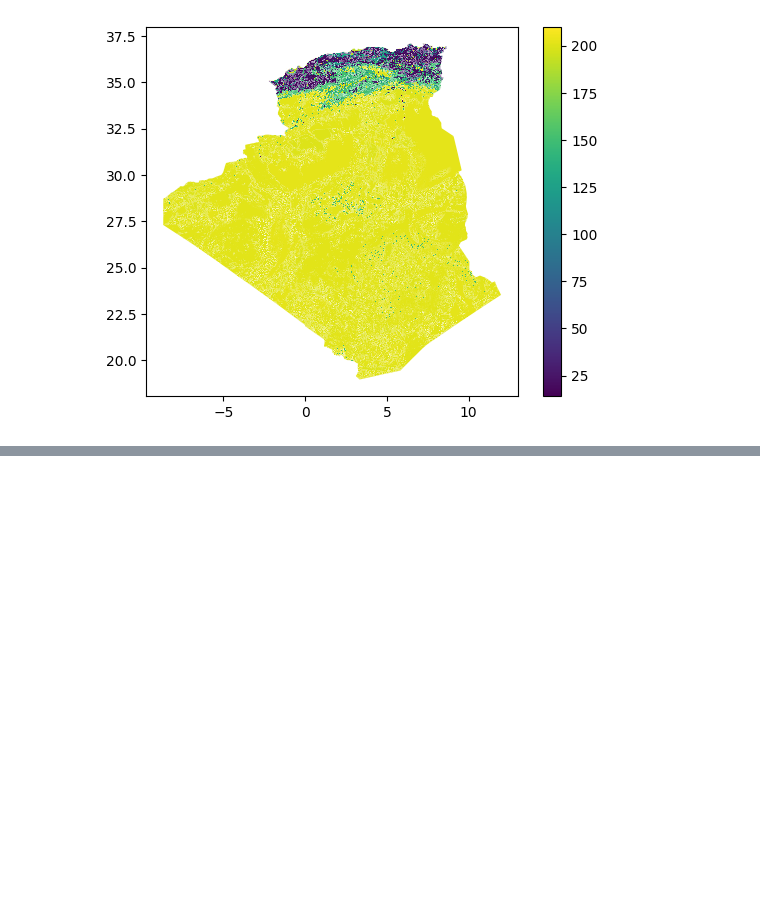
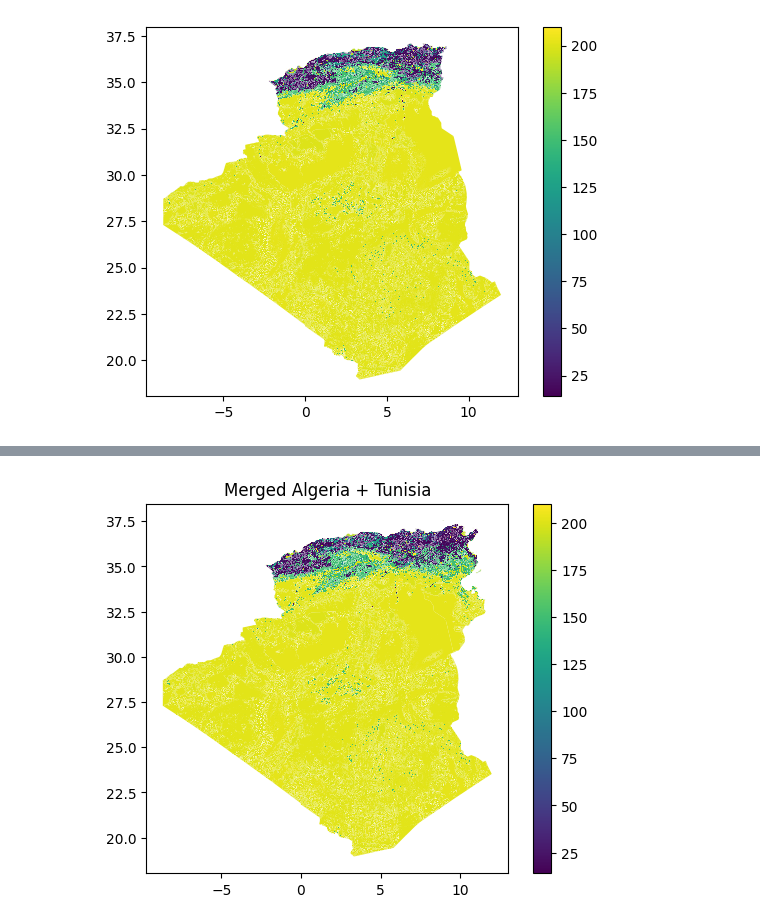
Before and after one commit to WassimHmd/tp-data, a Jupyter notebook: landcover.ipynb, the cells around one changed output, grey strips where cells are left out. Cells and saved outputs as stored; diff of their text form; code cells hidden in the pictures; blank space fills up the shorter version.

```diff
--- a/landcover.ipynb
+++ b/landcover.ipynb
@@ -23,0 +48,14 @@ gdf.plot(column="GRIDCODE", legend=True)
+# %%
+# Reproject if needed
+# tun = tun.to_crs(alg.crs)
+
+# Combine
+combined = gpd.GeoDataFrame(pd.concat([gdf, gdf_tn], ignore_index=True))
+# %%
+
+# Plot merged shapefile
+combined.plot(column="GRIDCODE", legend=True)
+plt.title("Merged Algeria + Tunisia")
+plt.show()
+# %% [output]
+[figure, added]
```
Also changed, not shown: parts of 3 cells of this notebook, 14 other files.
